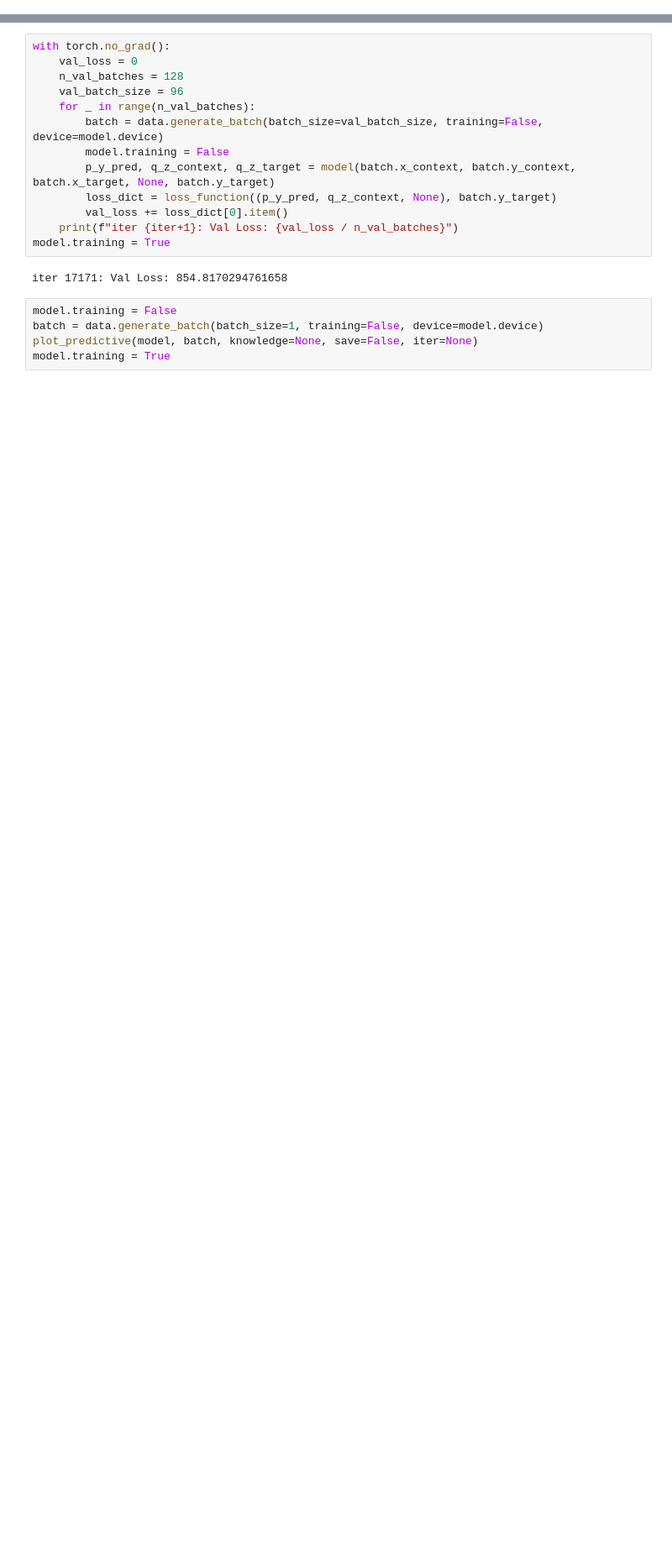
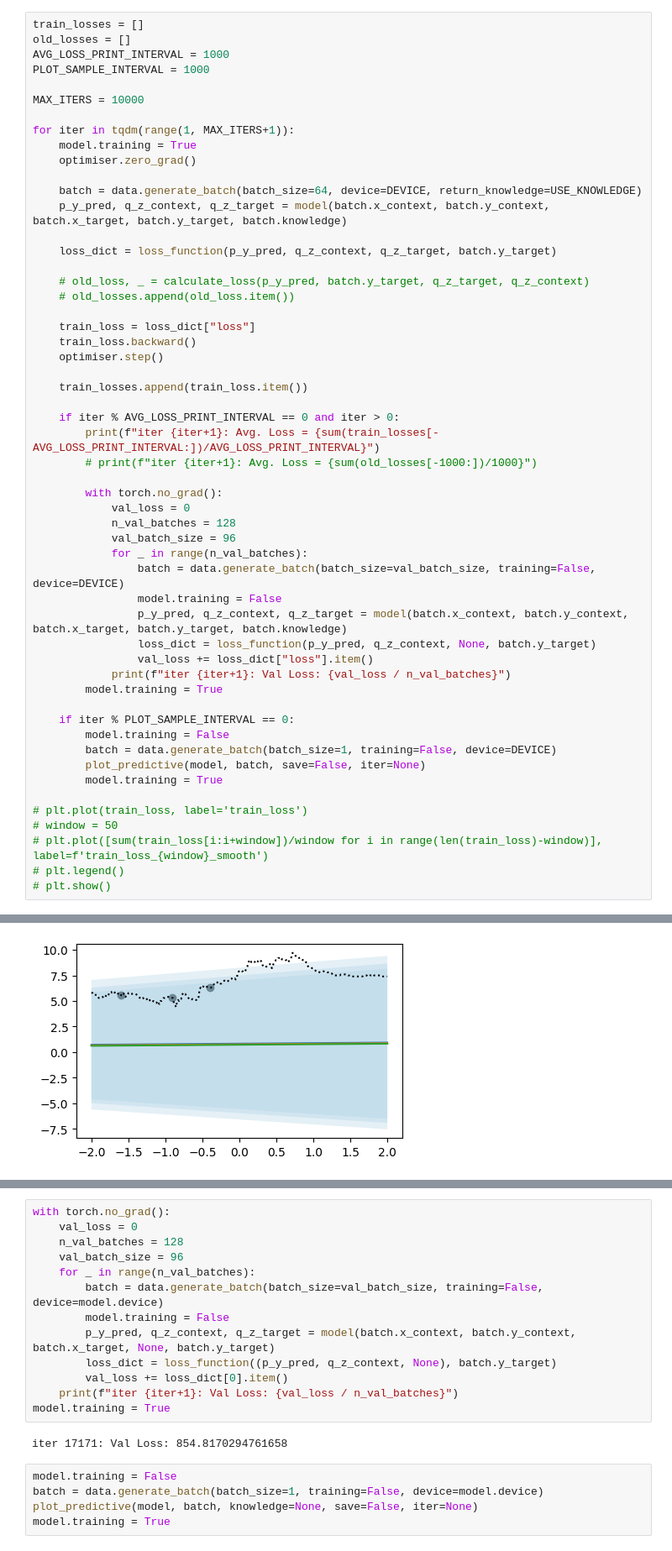
Before and after one commit to will-hd/IML, a Jupyter notebook: notebooks/temp_II.ipynb, the cells around one changed output, grey strips where cells are left out. Shown at 84% size. Drawn from its saved outputs; the diff is of its cells as text; blank space fills up the shorter version.

```diff
--- a/notebooks/temp_II.ipynb
+++ b/notebooks/temp_II.ipynb
@@ -182,0 +121,55 @@ iter 5001: Avg. Loss = 960.5052671508789
+# %%
+train_losses = []
+old_losses = []
+AVG_LOSS_PRINT_INTERVAL = 1000
+PLOT_SAMPLE_INTERVAL = 1000
+
+MAX_ITERS = 10000
+
+for iter in tqdm(range(1, MAX_ITERS+1)):
+    model.training = True
+    optimiser.zero_grad()
+
+    batch = data.generate_batch(batch_size=64, device=DEVICE, return_knowledge=USE_KNOWLEDGE)
+    p_y_pred, q_z_context, q_z_target = model(batch.x_context, batch.y_context, batch.x_target, batch.y_target, batch.knowledge)
+
+    loss_dict = loss_function(p_y_pred, q_z_context, q_z_target, batch.y_target)
+
+    # old_loss, _ = calculate_loss(p_y_pred, batch.y_target, q_z_target, q_z_context)
+    # old_losses.append(old_loss.item())
+
+    train_loss = loss_dict["loss"]
+    train_loss.backward()
+    optimiser.step()
+
+    train_losses.append(train_loss.item())
+
+    if iter % AVG_LOSS_PRINT_INTERVAL == 0 and iter > 0:
+        print(f"iter {iter+1}: Avg. Loss = {sum(train_losses[-AVG_LOSS_PRINT_INTERVAL:])/AVG_LOSS_PRINT_INTERVAL}")
+        # print(f"iter {iter+1}: Avg. Loss = {sum(old_losses[-1000:])/1000}")
+
+        with torch.no_grad():
+            val_loss = 0
+            n_val_batches = 128
+            val_batch_size = 96
+            for _ in range(n_val_batches):
+                batch = data.generate_batch(batch_size=val_batch_size, training=False, device=DEVICE)
+                model.training = False
+                p_y_pred, q_z_context, q_z_target = model(batch.x_context, batch.y_context, batch.x_target, batch.y_target, batch.knowledge)
+                loss_dict = loss_function(p_y_pred, q_z_context, None, batch.y_target)
+                val_loss += loss_dict["loss"].item()
+            print(f"iter {iter+1}: Val Loss: {val_loss / n_val_batches}")
+        model.training = True
+
+    if iter % PLOT_SAMPLE_INTERVAL == 0:
+        model.training = False
+        batch = data.generate_batch(batch_size=1, training=False, device=DEVICE)
+        plot_predictive(model, batch, save=False, iter=None)
+        model.training = True
+
+# plt.plot(train_loss, label='train_loss')
+# window = 50
+# plt.plot([sum(train_loss[i:i+window])/window for i in range(len(train_loss)-window)], label=f'train_loss_{window}_smooth')
+# plt.legend()
+# plt.show()
+# %% [output]
@@ -182,0 +178 @@ iter 5001: Avg. Loss = 960.5052671508789
+[figure, added]
```
Also changed, not shown: parts of 4 cells of this notebook, 3 other files.
